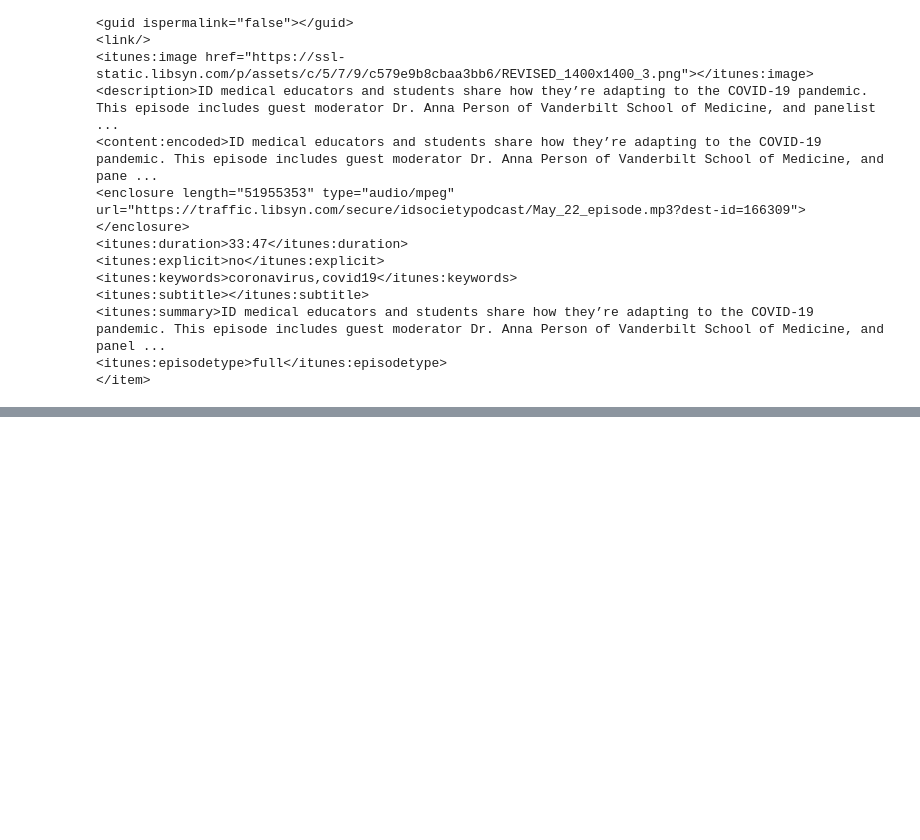
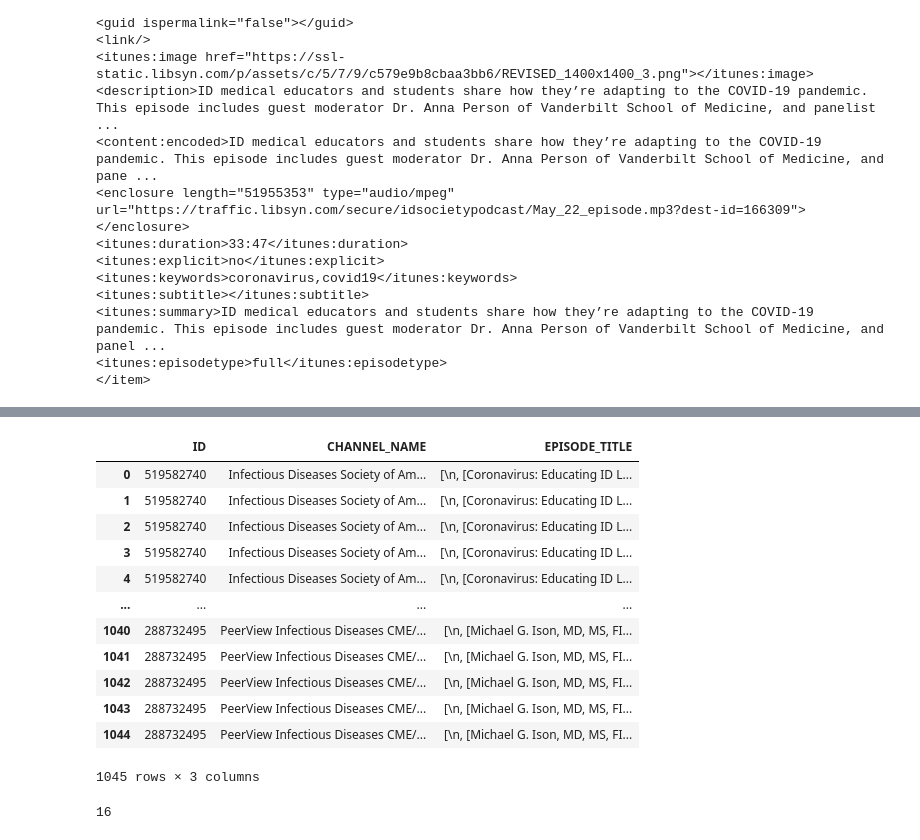
Before and after one commit to xthomas/dataviz, a Jupyter notebook: podcastcount/podcast_audit.ipynb, the cells around one changed output, grey strips where cells are left out. Saved outputs shown, nothing was run; the diff lists cells and outputs as text; code cells hidden in the pictures; blank space fills up the shorter version.

Commit message:
Starting writing the Episodes dataframe. Now I need to figure out how to normalize the episode lengths

```diff
--- a/podcastcount/podcast_audit.ipynb
+++ b/podcastcount/podcast_audit.ipynb
@@ -216,0 +278,25 @@ def checkEpisodes(url):
+# %%
+data = {'ID': id,
+        'CHANNEL_NAME': name,
+        'EPISODE_TITLE': title
+       }
+episodes = pd.DataFrame(data, columns =['ID','CHANNEL_NAME','EPISODE_TITLE'])
+episodes
+# %% [output]
+|  | ID | CHANNEL_NAME | EPISODE_TITLE |
+| 0 | 519582740 | Infectious Diseases Society of Am... | [\n, [Coronavirus: Educating ID L... |
+| 1 | 519582740 | Infectious Diseases Society of Am... | [\n, [Coronavirus: Educating ID L... |
+| 2 | 519582740 | Infectious Diseases Society of Am... | [\n, [Coronavirus: Educating ID L... |
+| 3 | 519582740 | Infectious Diseases Society of Am... | [\n, [Coronavirus: Educating ID L... |
+| 4 | 519582740 | Infectious Diseases Society of Am... | [\n, [Coronavirus: Educating ID L... |
+| ... | ... | ... | ... |
+| 1040 | 288732495 | PeerView Infectious Diseases CME/... | [\n, [Michael G. Ison, MD, MS, FI... |
+| 1041 | 288732495 | PeerView Infectious Diseases CME/... | [\n, [Michael G. Ison, MD, MS, FI... |
+| 1042 | 288732495 | PeerView Infectious Diseases CME/... | [\n, [Michael G. Ison, MD, MS, FI... |
+| 1043 | 288732495 | PeerView Infectious Diseases CME/... | [\n, [Michael G. Ison, MD, MS, FI... |
+| 1044 | 288732495 | PeerView Infectious Diseases CME/... | [\n, [Michael G. Ison, MD, MS, FI... |
+1045 rows × 3 columns
+# %%
+len(title)
+# %% [output]
+16
```
Also changed, not shown: parts of 10 cells of this notebook.
